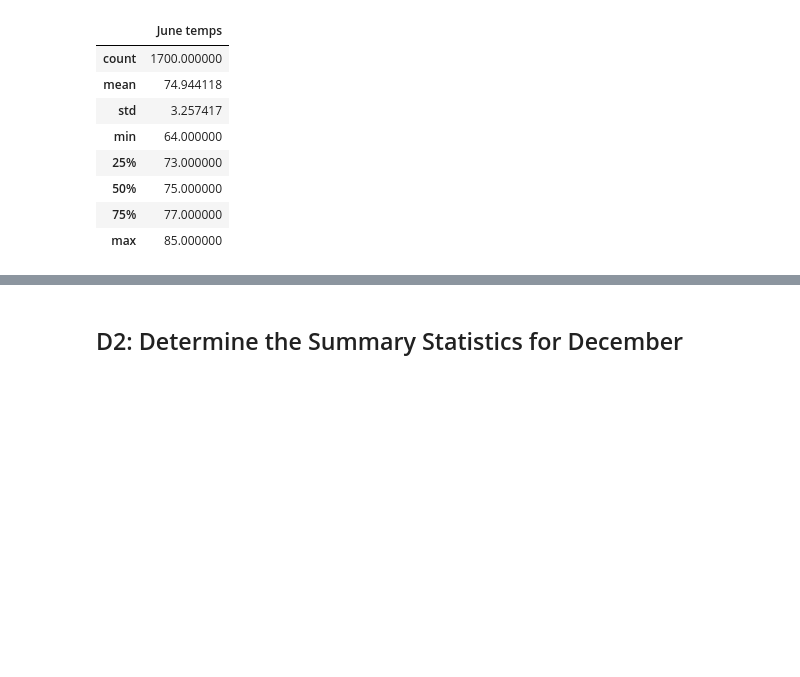
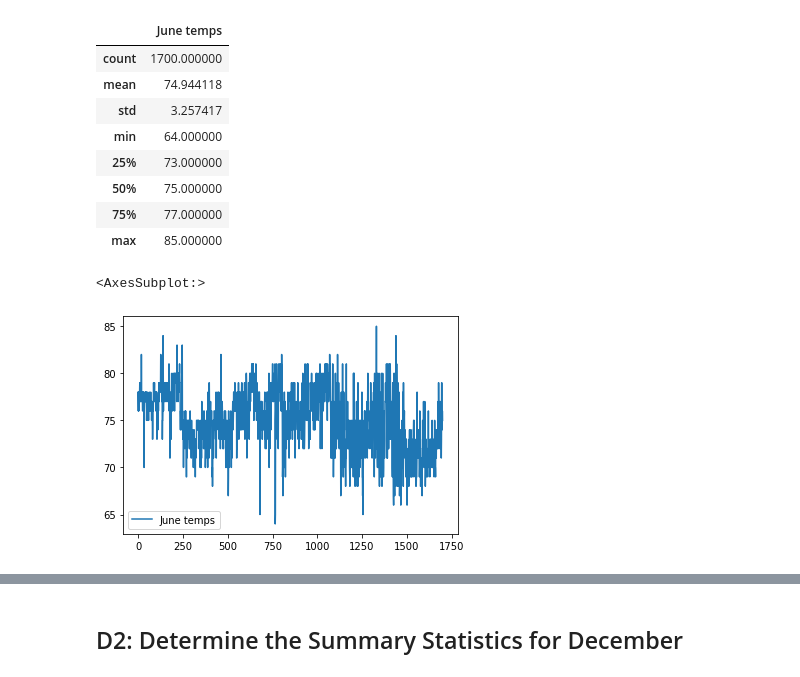
Before and after one commit to fertigrm/surfs_up, a Jupyter notebook: SurfsUp_Challenge.ipynb.ipynb, the cells around one changed output, grey strips where cells are left out. Cells and saved outputs as stored; diff of their text form; code cells hidden in the pictures; blank space fills up the shorter version.

```diff
--- a/SurfsUp_Challenge.ipynb.ipynb
+++ b/SurfsUp_Challenge.ipynb.ipynb
@@ -68,3 +70,8 @@ june_df.describe()
 | 50% | 75.000000 |
 | 75% | 77.000000 |
 | max | 85.000000 |
+# %%
+june_df.plot()
+# %% [output]
+<AxesSubplot:>
+[figure, added]
```
Also changed, not shown: parts of 6 cells of this notebook, 5 other files.
